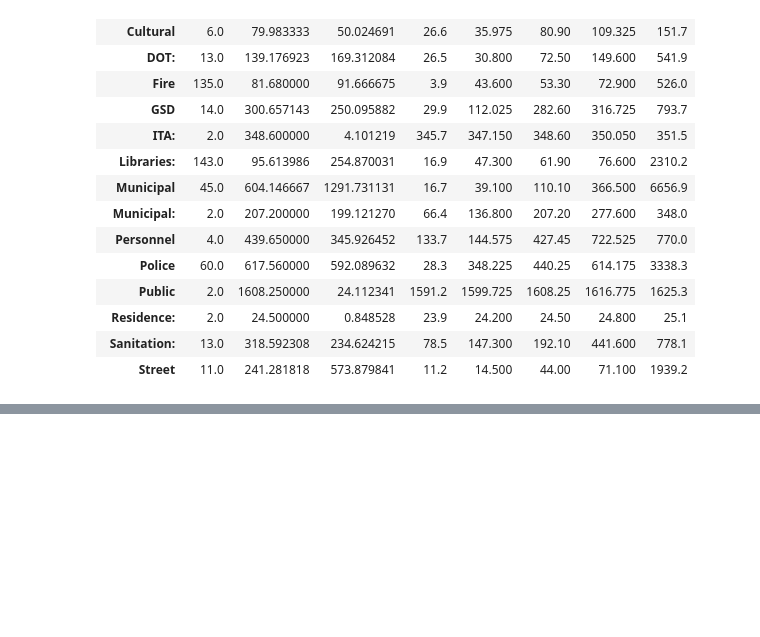
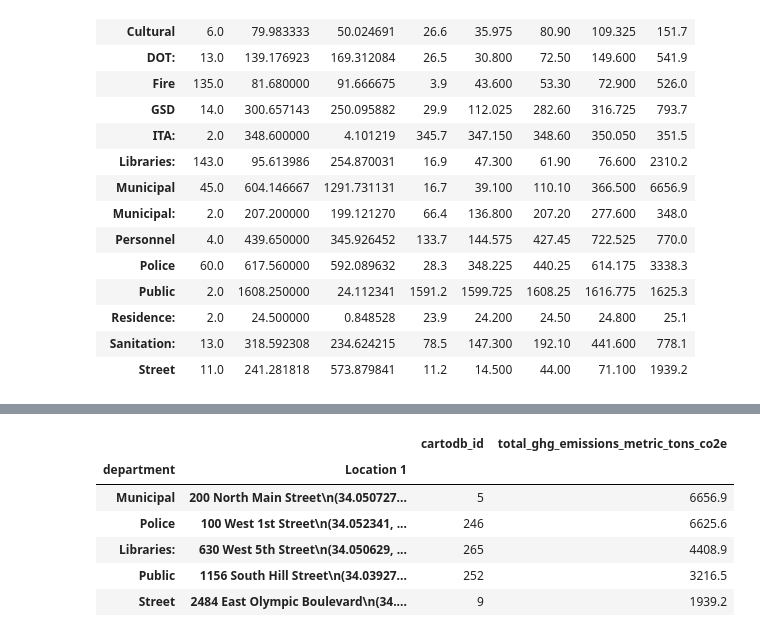
Before and after one commit to SuiWachiri/HW, a Jupyter notebook: HW02.ipynb, the cells around one changed output, grey strips where cells are left out. Saved outputs shown, nothing was run; the diff lists cells and outputs as text; code cells hidden in the pictures; blank space fills up the shorter version.

```diff
--- a/HW02.ipynb
+++ b/HW02.ipynb
@@ -27,0 +103,13 @@ data['total_ghg_emissions_metric_tons_co2e'].groupby(data['department']).describ
+# %%
+data.iloc[:,[0,7,8,12]].groupby(data['department']).apply(lambda x: (x.groupby(data['Location 1'])
+                                      .sum()
+                                      .sort_values('total_ghg_emissions_metric_tons_co2e', ascending=0))
+                                     .head(1)).sort_values('total_ghg_emissions_metric_tons_co2e', ascending=0).head()
+# %% [output]
+|  |  | cartodb_id | total_ghg_emissions_metric_tons_co2e |
+| department | Location 1 |  |  |
+| Municipal | 200 North Main Street\n(34.050727... | 5 | 6656.9 |
+| Police | 100 West 1st Street\n(34.052341, ... | 246 | 6625.6 |
+| Libraries: | 630 West 5th Street\n(34.050629, ... | 265 | 4408.9 |
+| Public | 1156 South Hill Street\n(34.03927... | 252 | 3216.5 |
+| Street | 2484 East Olympic Boulevard\n(34.... | 9 | 1939.2 |
```
Also changed, not shown: parts of 5 cells of this notebook.
